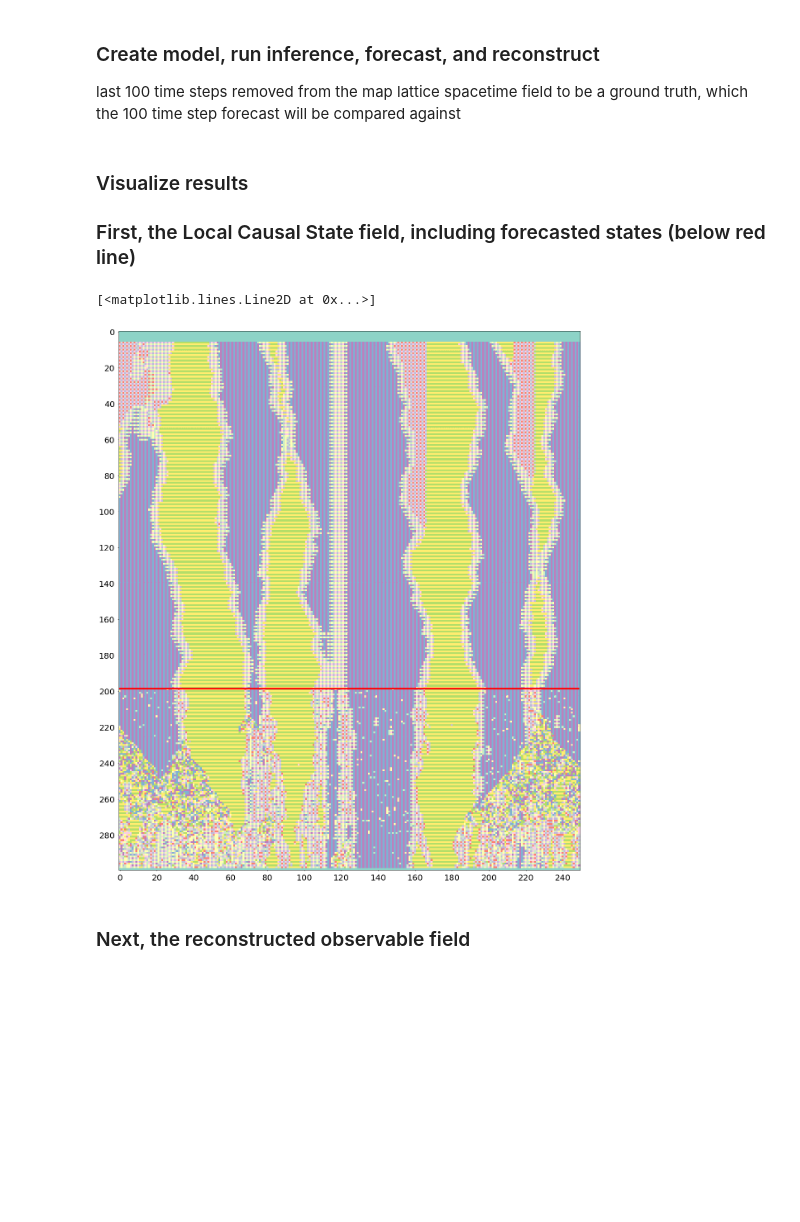
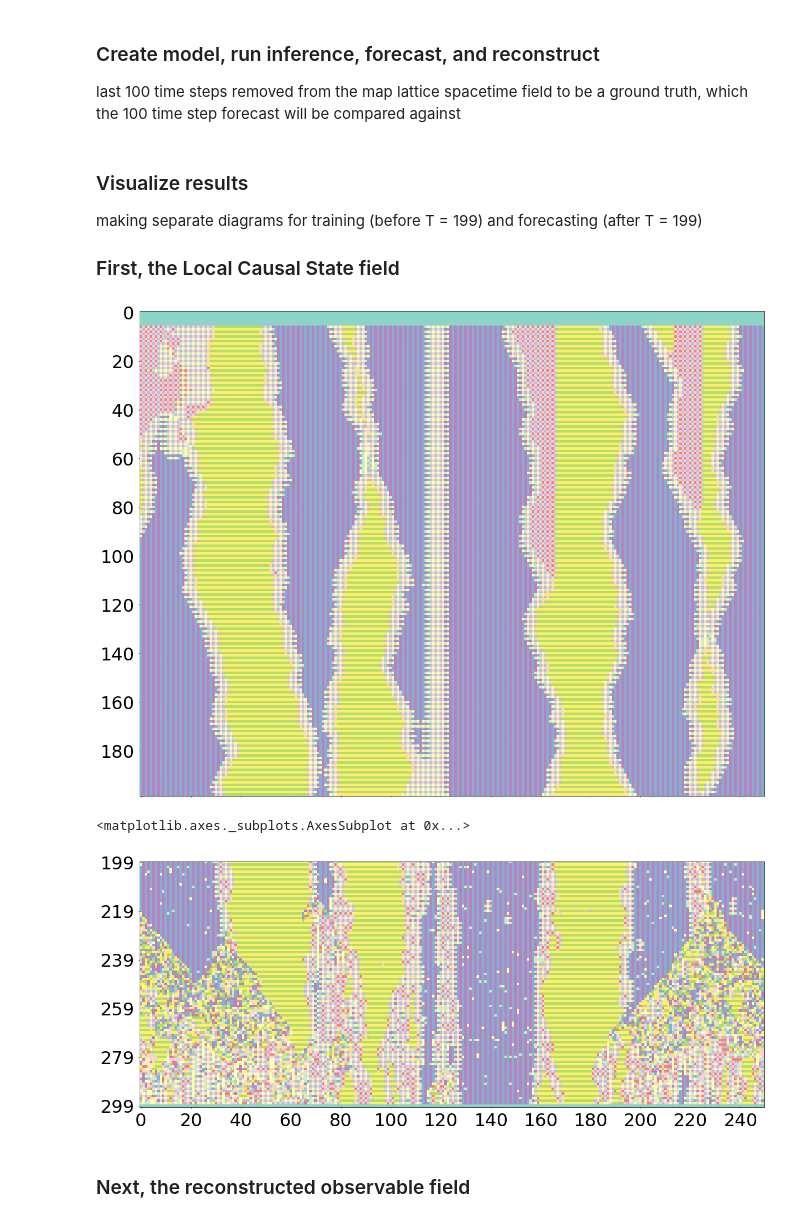
Before and after one commit to adamrupe/spacetime_autoencoders, a Jupyter notebook: spacetime_autoencoder.ipynb, the cells around one changed output. Cells and saved outputs as stored; diff of their text form; code cells hidden in the pictures; blank space fills up the shorter version.

Commit message:
Separated training and forecasting times for result images in spacetime_autoencoder.ipynb.

```diff
--- a/spacetime_autoencoder.ipynb
+++ b/spacetime_autoencoder.ipynb
@@ -48,18 +48,29 @@ model.reconstruct_field()
 # %% [markdown]
 ### Visualize results
 
-### First, the Local Causal State field, including forecasted states (below red line)
+making separate diagrams for training (before T = 199) and forecasting (after T = 199)
+
+### First, the Local Causal State field
 # %%
 space_start = 1400
 window = 250
+# %%
+sfield = model.state_field[:,space_start:space_start+window]
+ax = diagram(sfield, cmap=plt.cm.Set3, size=20,
+        y_min=0, y_max=forecast_start,
+        xtick_spacing=20, ytick_spacing=20, tick_size=32)
+ax.set_xticklabels([], fontsize=0, minor=True)
+# plt.savefig('state_field_a.pdf', bbox_inches='tight')
+# %% [output]
+[figure, added]
 # %%
 sfield = model.state_field[:,space_start:space_start+window]
-T, X = np.shape(sfield)
-diagram(sfield, cmap=plt.cm.Set3, size=20, xtick_spacing=20, ytick_spacing=20)
-plt.plot([0, X-1], [forecast_start, forecast_start], color='red', linestyle='-', linewidth=4)
-# plt.savefig('state_field.pdf', bbox_inches='tight')
+diagram(sfield, cmap=plt.cm.Set3, size=20,
+        y_min=forecast_start,
+        xtick_spacing=20, ytick_spacing=20, tick_size=32)
+# plt.savefig('state_field_b.pdf', bbox_inches='tight')
 # %% [output]
-[<matplotlib.lines.Line2D at 0x...>]
+<matplotlib.axes._subplots.AxesSubplot at 0x...>
-[figure, old version]
+[figure, new version]
 # %% [markdown]
 ### Next, the reconstructed observable field
```
Also changed, not shown: parts of 4 cells of this notebook.
